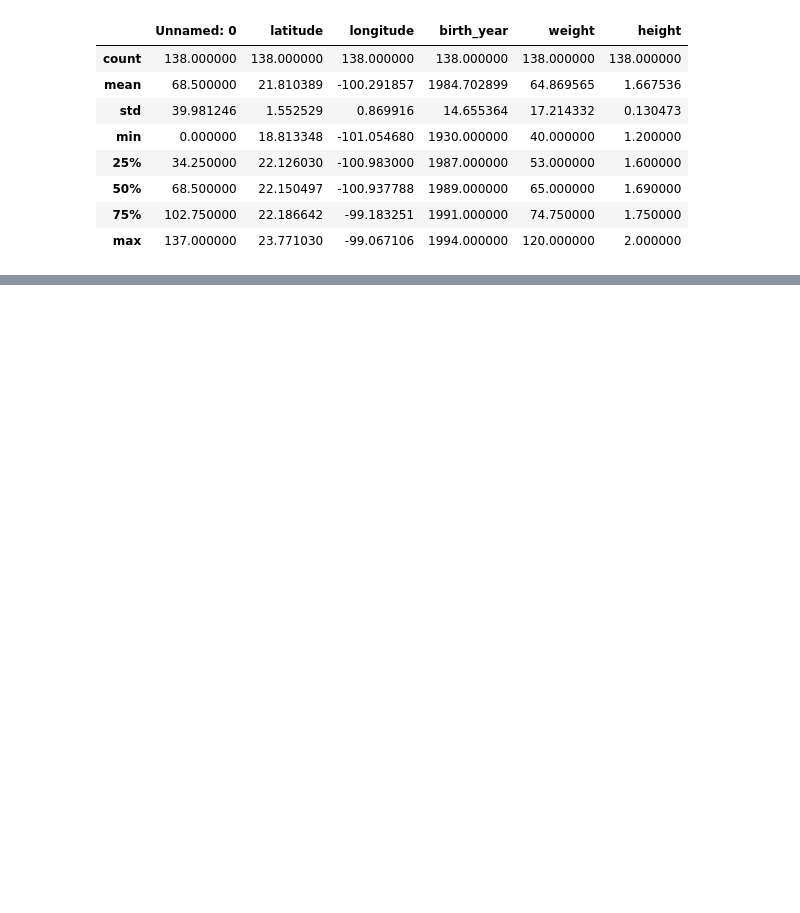
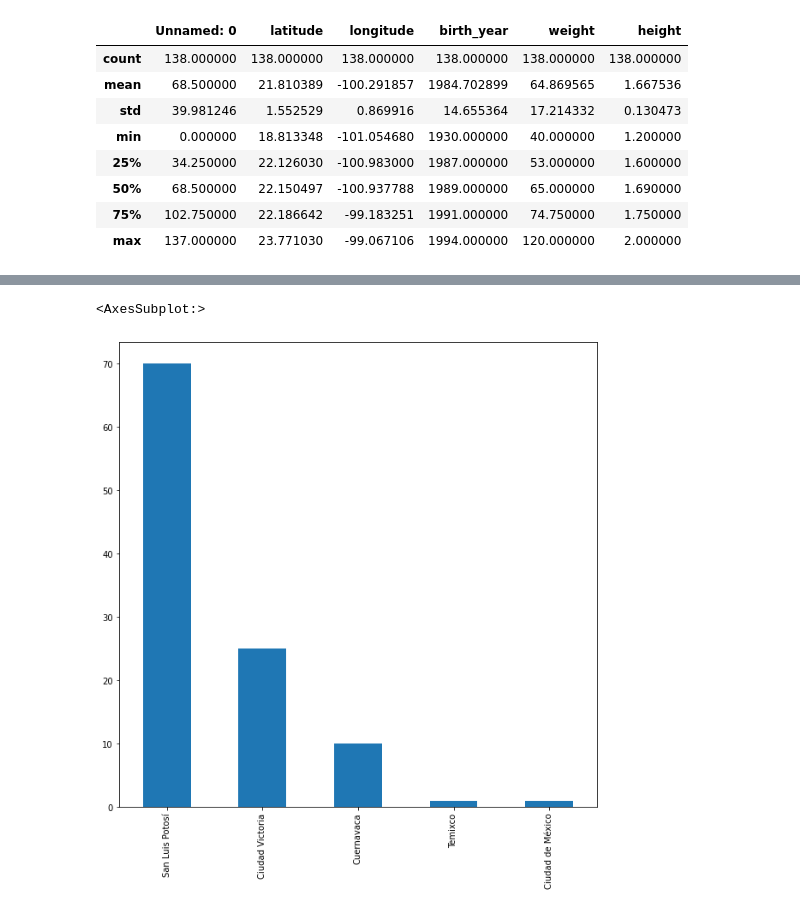
Before and after one commit to yousefQJ19/staticalanlysis, a Jupyter notebook: Describe.ipynb, the cells around one changed output, grey strips where cells are left out. Saved outputs shown, nothing was run; the diff lists cells and outputs as text; code cells hidden in the pictures; blank space fills up the shorter version.

Commit message:
budget_city relation grph

```diff
--- a/Describe.ipynb
+++ b/Describe.ipynb
@@ -48,0 +50,6 @@ data.describe(include='all')
+# %%
+plt .figure(figsize=(10,10))
+data['city'].value_counts().plot.bar()
+# %% [output]
+<AxesSubplot:>
+[figure, added]
```
Also changed, not shown: parts of 9 cells of this notebook, 1 other file.
